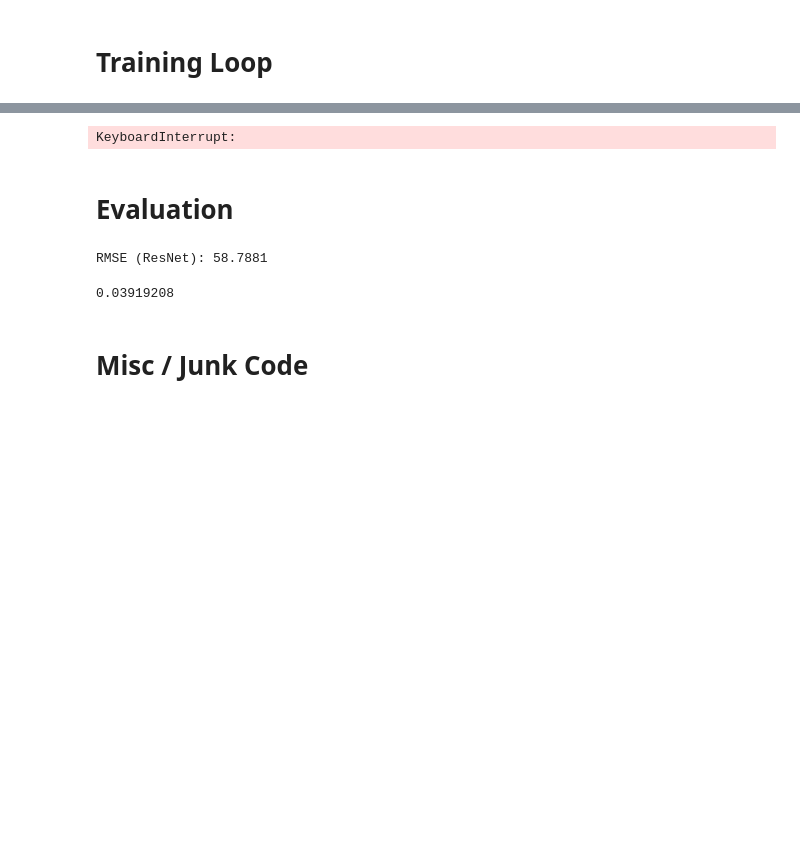
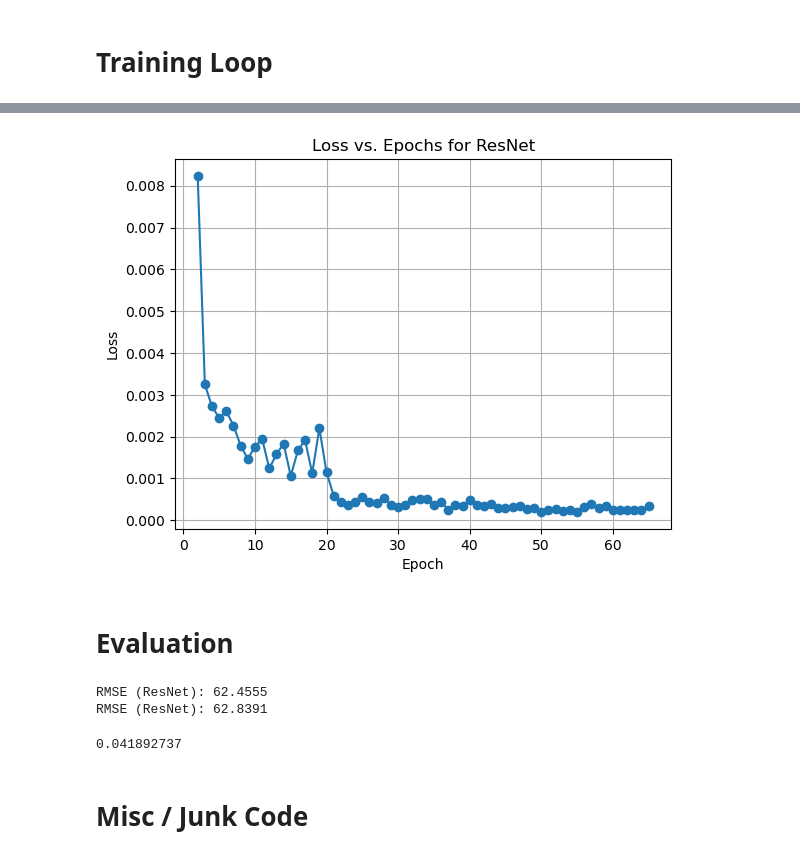
Before and after one commit to SamuelJ04/BeefGrading, a Jupyter notebook: resnetregression.ipynb, the cells around one changed output, grey strips where cells are left out. Drawn from its saved outputs; the diff is of its cells as text; code cells hidden in the pictures; blank space fills up the shorter version.

```diff
--- a/resnetregression.ipynb
+++ b/resnetregression.ipynb
@@ -41,11 +44,12 @@ training_folders = [
     "Cargill Fort Morgan 07 15 22 Plant"
 ]
 
-testing_folders= [
+eval_folders= [
     "Cargill Friona 07 18 22 Plant",
     "Cargill Schuyler 07 18 22 Plant",
-    "Cargill Fort Morgan 05 12 22 Plant",
 ]
+
+test_folder= ["Cargill Fort Morgan 05 12 22 Plant"]
 #df = pd.read_excel(excel_path)
 
 #df.columns = df.columns.str.strip()
@@ -57,6 +61,7 @@ testing_folders= [
 def DataPrepare(root_folder, input_folders):
     all_image_addresses= []
     all_Scores = []
+    all_image_ids = []
     total_image_number = 0
     for i in range((len(input_folders))):
         img_folder_name = root_folder + "/" +  input_folders[i] + "/Images/"
@@ -66,13 +71,14 @@ def DataPrepare(root_folder, input_folders):
             for filename in files:
                 total_image_number += 1
                 all_image_addresses.append(img_folder_name + filename)
+                all_image_ids.append(filename[0:-4])
                 Score_value = df.at[int(df.index[df['ID'] == filename[0:-4]][0]), 'AVG']
                 all_Scores.append(Score_value)
-    return all_image_addresses, all_Scores, total_image_number
+    return all_image_addresses, all_Scores, all_image_ids, total_image_number
 
 class ImageDataset(Dataset):
     def __init__(self, root_folder, input_folders, transform =None):
-        self.img_dirs, self.scores, self.img_num = DataPrepare(root_folder, input_folders)
+        self.img_dirs, self.scores, self.image_ids, self.img_num = DataPrepare(root_folder, input_folders)
         self.transform = transform
 
     def __len__(self):
@@ -83,7 +89,8 @@ class ImageDataset(Dataset):
         if self.transform:
             image = self.transform(image)
         score = self.scores[idx] / 1500
-        return image, score
+        image_id = self.image_ids[idx]
+        return image, score, image_id
 # %% [markdown]
 # Transforms and model
 # %%
@@ -172,9 +182,11 @@ def train_model(model, num_epochs, dataloader):
     num_epochs = 65
     model_name = model.__class__.__name__  # Get the model class name
     print(f"Training dataset on model: {model_name}")
+    loss_values = []
+
     for epoch in range(num_epochs):
         running_loss =0.0
-        for images, scores in dataloader:
+        for images, scores, _ in dataloader:
             images = images.to(device)
             scores = scores.to(device).view(-1,1).float()
 
@@ -191,9 +203,21 @@ def train_model(model, num_epochs, dataloader):
 
         scheduler.step()
 
+        epoch_loss = running_loss / len(dataloader)
+        if epoch > 0:
+            loss_values.append(epoch_loss)
+
         print(f'Epoch [{epoch+1}/{num_epochs}], Loss: {running_loss/len(dataloader):.4f}')
 
     print(f'Training completed! for ({model_name})')
+
+    plt.plot(range(2, num_epochs + 1), loss_values, marker='o')
+    plt.title(f'Loss vs. Epochs for {model_name}')
+    plt.xlabel('Epoch')
+    plt.ylabel('Loss')
+    plt.grid(True)
+    plt.show()
+
     return model
 
 resnet18 = train_model(resnet18, 65, traindataloader)
@@ -204,4 +244,4 @@ Training dataset on model: ResNet
-KeyboardInterrupt:
+[figure, added]
 # %% [markdown]
 # Evaluation
 # %%
@@ -211,7 +251,7 @@ def evaluate_model(model, dataloader):
     all_preds = []
     all_scores = []
     with torch.no_grad():
-        for images, scores in dataloader:
+        for images, scores, _ in dataloader:
             images = images.to(device)
             scores = scores.to(device).view(-1,1).float()
             outputs = model(images)
@@ -226,11 +266,13 @@ def evaluate_model(model, dataloader):
     print(f'RMSE ({model_name}): {rmse*1500:.4f}')
     return rmse
 
-#evaluate_model(resnet18, evaluatedataloader)
-evaluate_model(vgg16, evaluatedataloader)
+evaluate_model(resnet18, evaluatedataloader)
+#evaluate_model(vgg16, evaluatedataloader)
 #evaluate_model(alexnet, evaluatedataloader)
+evaluate_model(resnet18, testdataloader)
 # %% [output]
-RMSE (ResNet): 58.7881
+RMSE (ResNet): 62.4555
+RMSE (ResNet): 62.8391
-0.03919208
+0.041892737
 # %% [markdown]
 # Misc / Junk Code
```
Also changed, not shown: parts of 6 cells of this notebook.
